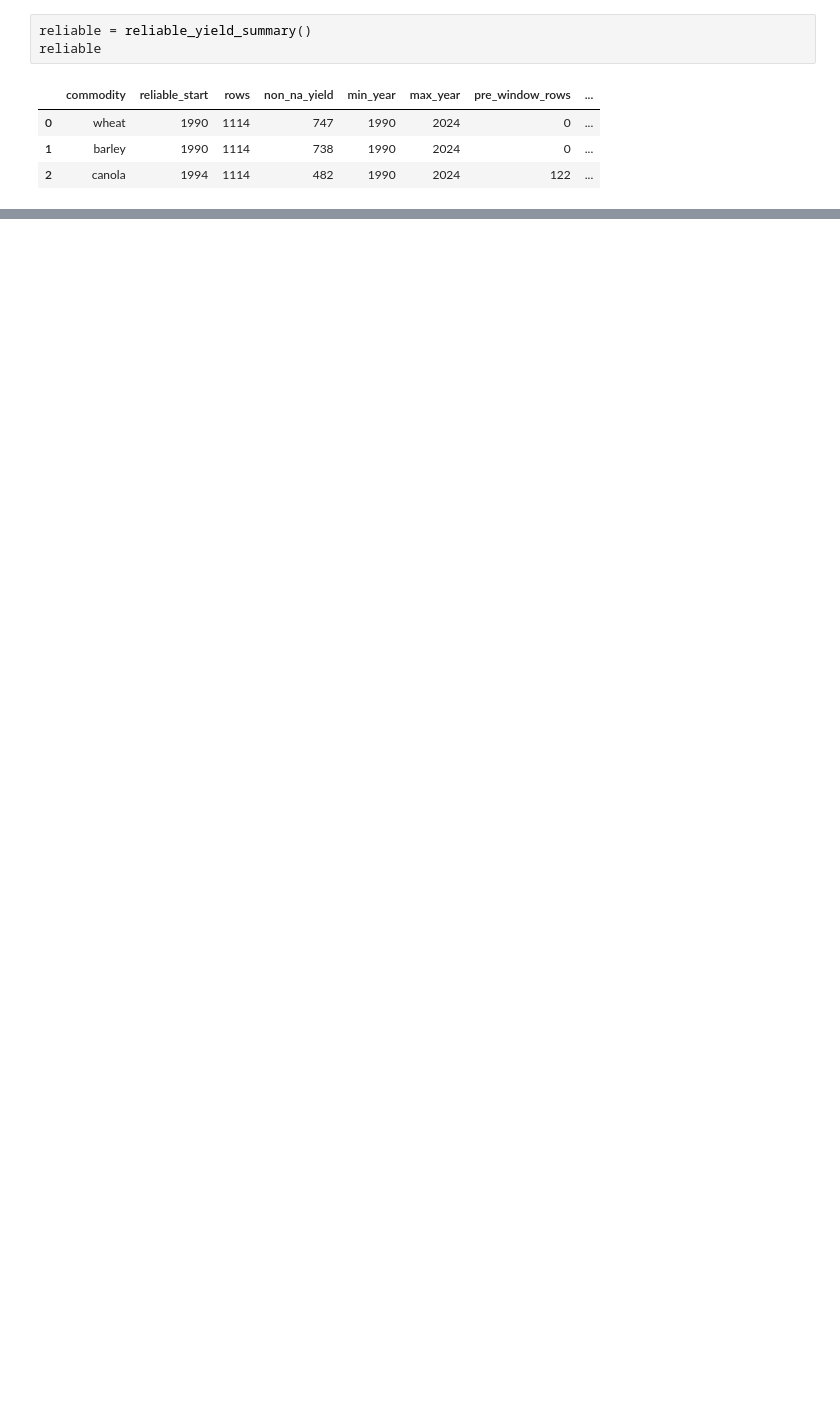
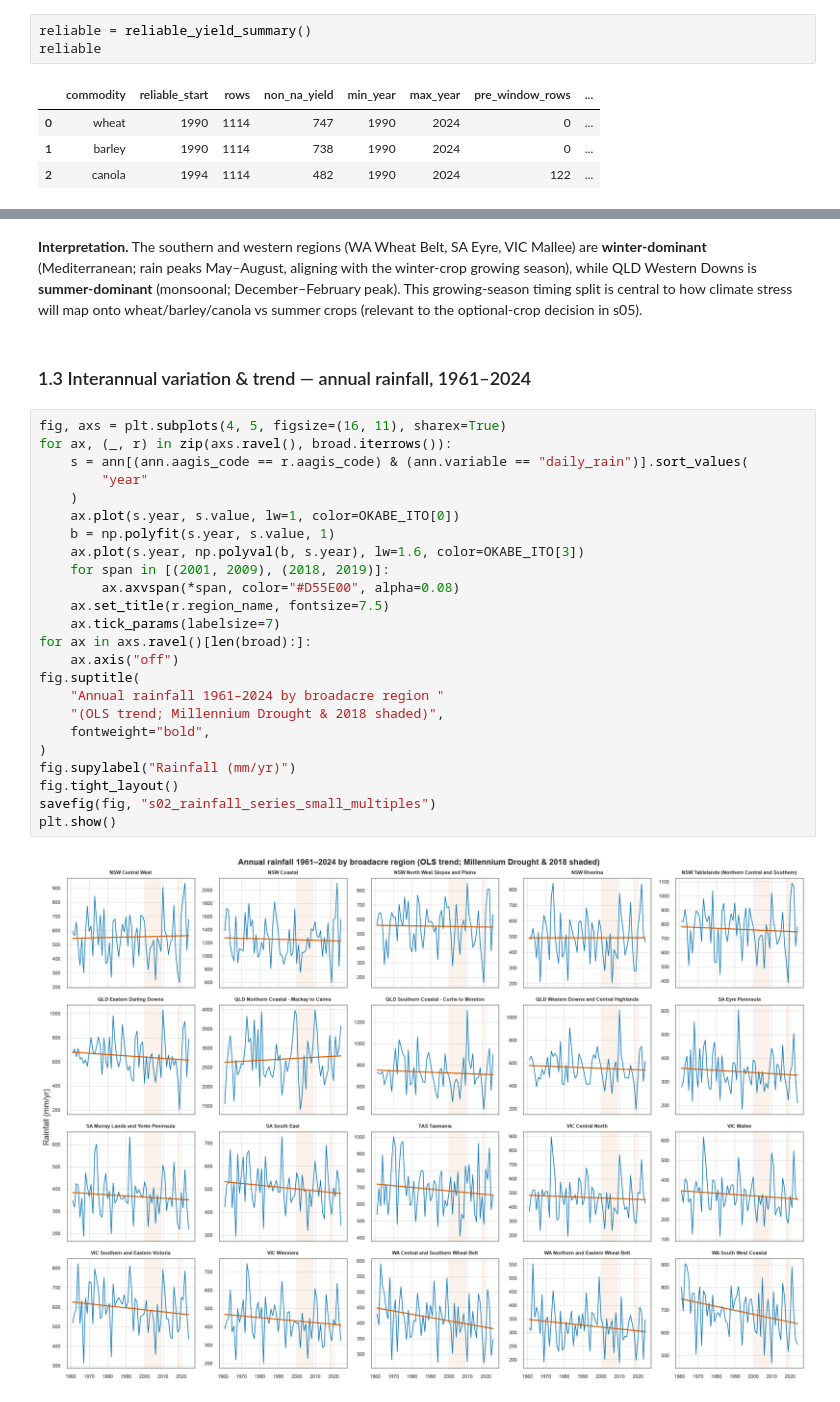
Before and after one commit to kota2003/agriculture-risk-monitoring-system, a Jupyter notebook: notebooks/03_exploratory_analysis.ipynb, the cells around one changed output, grey strips where cells are left out. Drawn from its saved outputs; the diff is of its cells as text; blank space fills up the shorter version.

```diff
--- a/notebooks/03_exploratory_analysis.ipynb
+++ b/notebooks/03_exploratory_analysis.ipynb
@@ -104,0 +186,30 @@ _Each figure here will carry a one-sentence interpretation beneath it._
+# %% [markdown]
+**Interpretation.** The southern and western regions (WA Wheat Belt, SA Eyre, VIC Mallee) are **winter-dominant** (Mediterranean; rain peaks May–August, aligning with the winter-crop growing season), while QLD Western Downs is **summer-dominant** (monsoonal; December–February peak). This growing-season timing split is central to how climate stress will map onto wheat/barley/canola vs summer crops (relevant to the optional-crop decision in s05).
+# %% [markdown]
+### 1.3 Interannual variation & trend — annual rainfall, 1961–2024
+# %%
+fig, axs = plt.subplots(4, 5, figsize=(16, 11), sharex=True)
+for ax, (_, r) in zip(axs.ravel(), broad.iterrows()):
+    s = ann[(ann.aagis_code == r.aagis_code) & (ann.variable == "daily_rain")].sort_values(
+        "year"
+    )
+    ax.plot(s.year, s.value, lw=1, color=OKABE_ITO[0])
+    b = np.polyfit(s.year, s.value, 1)
+    ax.plot(s.year, np.polyval(b, s.year), lw=1.6, color=OKABE_ITO[3])
+    for span in [(2001, 2009), (2018, 2019)]:
+        ax.axvspan(*span, color="#D55E00", alpha=0.08)
+    ax.set_title(r.region_name, fontsize=7.5)
+    ax.tick_params(labelsize=7)
+for ax in axs.ravel()[len(broad):]:
+    ax.axis("off")
+fig.suptitle(
+    "Annual rainfall 1961–2024 by broadacre region "
+    "(OLS trend; Millennium Drought & 2018 shaded)",
+    fontweight="bold",
+)
+fig.supylabel("Rainfall (mm/yr)")
+fig.tight_layout()
+savefig(fig, "s02_rainfall_series_small_multiples")
+plt.show()
+# %% [output]
+[figure, added]
```
Also changed, not shown: parts of 29 cells of this notebook, 13 other files.
